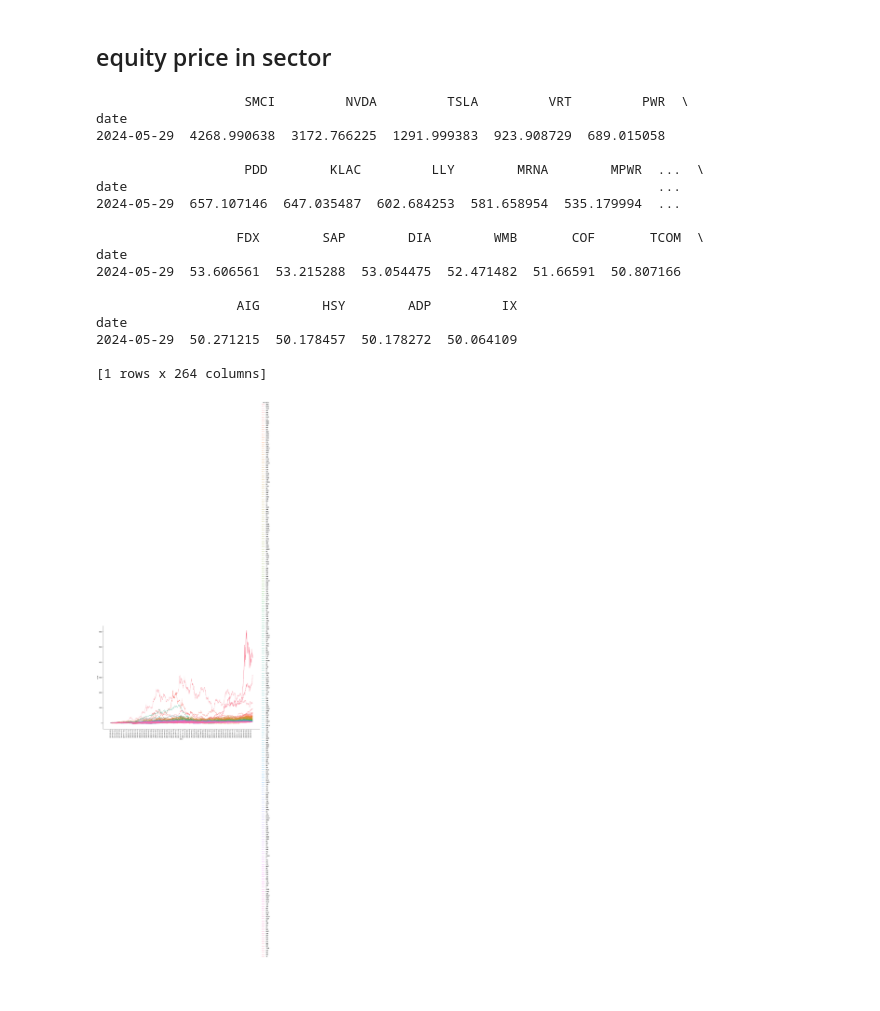
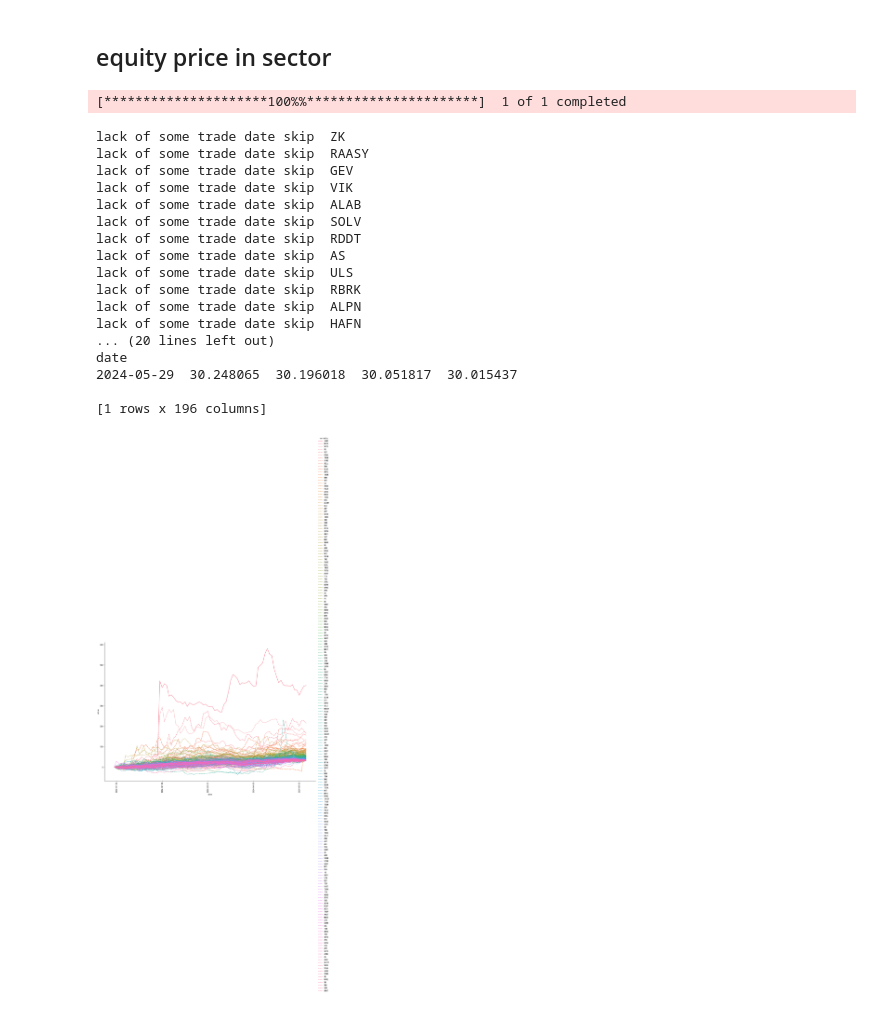
Before and after one commit to wellzero/quant_free, a Jupyter notebook: research/research_price.ipynb, the cells around one changed output. Saved outputs shown, nothing was run; the diff lists cells and outputs as text; code cells hidden in the pictures.

```diff
--- a/research/research_price.ipynb
+++ b/research/research_price.ipynb
@@ -62,69 +62,74 @@ from utils.config import us_equity_research_folder
 # %%
 symbols = ["AMZN", "AAPL", "NFLX", "GOOG"]
 symbols = ["MSFT", "AAPL", "NVDA", "GOOG","AMZN","META","BRK-B","TSM"]
-symbols = us_equity_symbol_load().head(500)
+symbols = us_equity_symbol_load().head(2000)
 # data = us_equity_daily_data_load(symbols = symbols, option = 'close')
-start_date = '2019-05-29'
+
+start_date = '2024-01-29'
 end_date = '2024-05-29'
+
 data = us_equity_daily_data_load(symbols = symbols, start_date = start_date, end_date = end_date, option = 'close')
 data = pd.DataFrame(data)
 data = data.sub(data.iloc[0, :], axis=1).div(data.iloc[0, :], axis=1) * 100
 
 sorted_columns = data.iloc[-1].sort_values(ascending=False).index
 data = data[sorted_columns]
-data = data.loc[:, data.iloc[-1] > 50]
+data = data.loc[:, data.iloc[-1] > 30]
 
 folder = us_equity_research_folder(sub_folder = "price")
-result_file = os.path.join(folder, "price_perf_" + start_date + "_" + end_date + ".csv")
+file = "price_perf_" + start_date + "_" + end_date + ".csv"
+result_file = os.path.join(folder, file)
+print("stored to file ", result_file)
 data.to_csv(result_file)
 
 print(data.tail(1))
 
 # Convert the DataFrame to long format
 df_long = data.reset_index().melt(id_vars='date', var_name='variable', value_name='value')
 
 # Create a line plot using Seaborn's relplot
 g = sns.relplot(
     data=df_long,
     x='date',
     y='value',
     hue='variable',
     kind='line',
     style='variable',  # Different line styles for each variable
     height=10,    # Height of each facet
     aspect=1.5  # Aspect ratio of each facet
 )
 
 
 # Rotate x-axis labels and set only a subset of ticks
 for ax in g.axes.flat:
     x = data.index[1:-1:20]
     ax.set_xticks(x)  # Set the desired tick positions
     ax.set_xticklabels(x)  # Set the desired tick labels
     for label in ax.get_xticklabels():
         label.set_rotation(90)
 
 # Show the plot
 # plt.show()
 # %% [output]
-                   SMCI         NVDA         TSLA         VRT         PWR  \
-date
-2024-05-29  4268.990638  3172.766225  1291.999383  923.908729  689.015058
-
-                   PDD        KLAC         LLY        MRNA        MPWR  ...  \
-date                                                                    ...
-2024-05-29  657.107146  647.035487  602.684253  581.658954  535.179994  ...
-
-                  FDX        SAP        DIA        WMB       COF       TCOM  \
-date
-2024-05-29  53.606561  53.215288  53.054475  52.471482  51.66591  50.807166
-
-                  AIG        HSY        ADP         IX
-date
-2024-05-29  50.271215  50.178457  50.178272  50.064109
-
-[1 rows x 264 columns]
+[*********************100%%**********************]  1 of 1 completed
+lack of some trade date skip  ZK
+lack of some trade date skip  RAASY
+lack of some trade date skip  GEV
+lack of some trade date skip  VIK
+lack of some trade date skip  ALAB
+lack of some trade date skip  SOLV
+lack of some trade date skip  RDDT
+lack of some trade date skip  AS
+lack of some trade date skip  ULS
+lack of some trade date skip  RBRK
+lack of some trade date skip  ALPN
+lack of some trade date skip  HAFN
+... (20 lines left out)
+date
+2024-05-29  30.248065  30.196018  30.051817  30.015437
+
+[1 rows x 196 columns]
-[figure, old version]
+[figure, new version]
 # %%
 symbols = ["AMZN", "AAPL", "NFLX", "GOOG"]
 symbols = ["MSFT", "AAPL", "NVDA", "GOOG","AMZN","META","BRK-B","TSM"]
```
Also changed, not shown: parts of 1 cell of this notebook, 6 other files.
